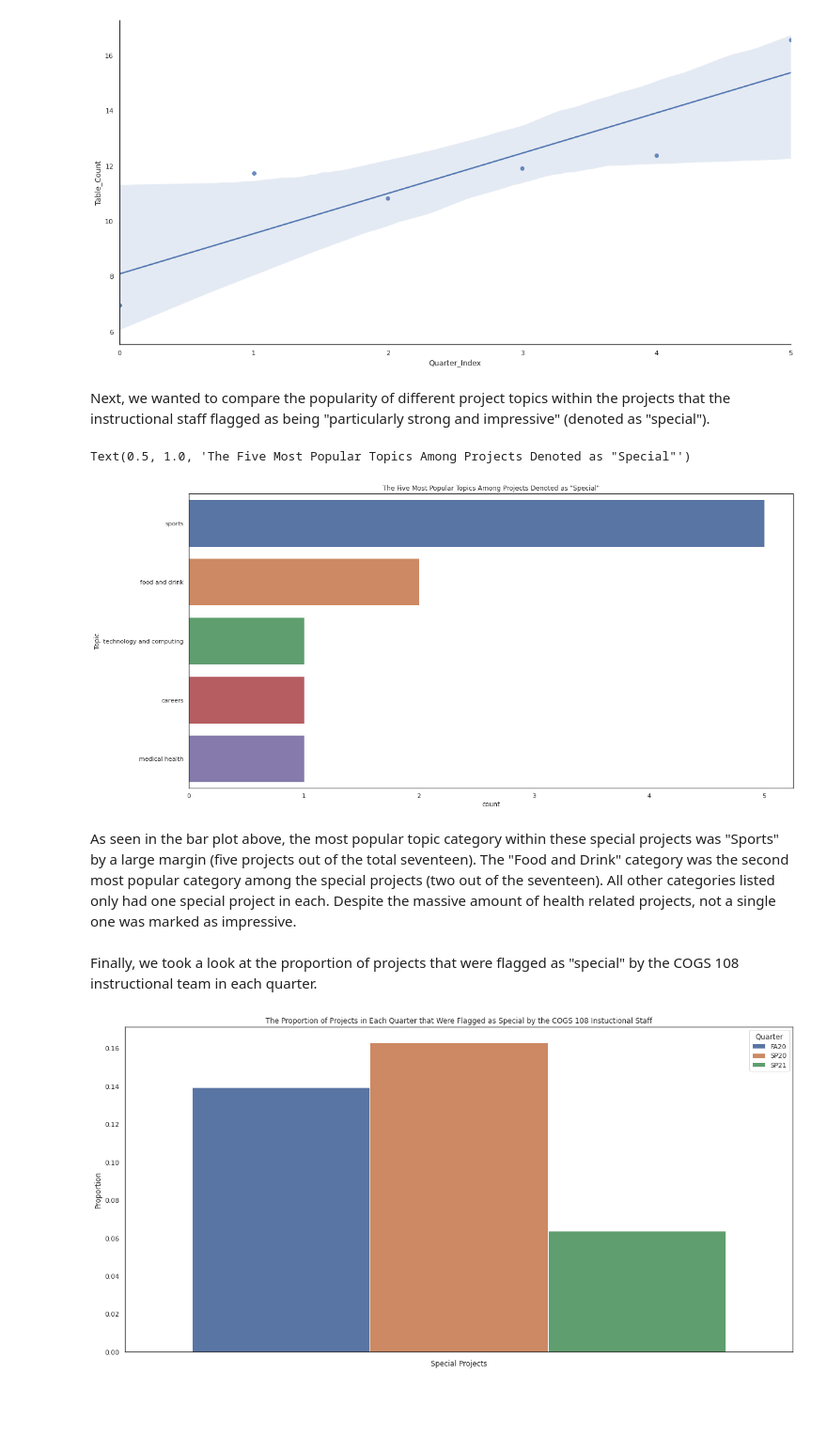
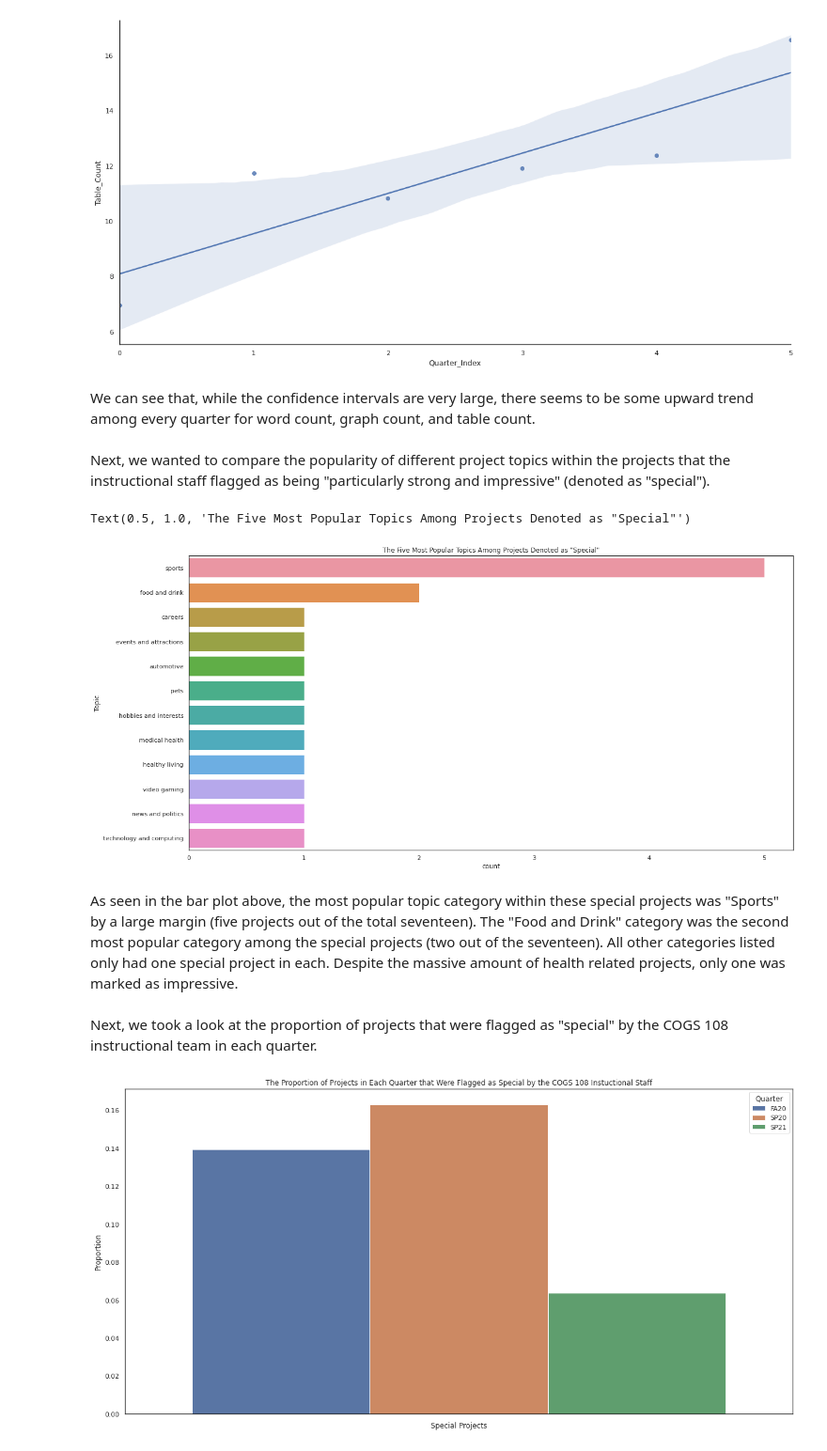
Before and after one commit to jchung01/COGS108-Project-Copy, a Jupyter notebook: FinalProjectGroup096-Fa21.ipynb, the cells around one changed output. Shown at 94% size. Cells and saved outputs as stored; diff of their text form; code cells hidden in the pictures; blank space fills up the shorter version.

```diff
--- a/FinalProjectGroup096-Fa21.ipynb
+++ b/FinalProjectGroup096-Fa21.ipynb
@@ -439,27 +435,29 @@ sns.lmplot(x='Quarter_Index',data=tempDf, y='Table_Count', height=8, aspect=2)#,
 [figure]
 [figure]
 [figure]
+# %% [markdown]
+We can see that, while the confidence intervals are very large, there seems to be some upward trend among every quarter for word count, graph count, and table count.
 # %% [markdown]
 Next, we wanted to compare the popularity of different project topics within the projects that the instructional staff flagged as being "particularly strong and impressive" (denoted as "special").
 # %%
 special_df = df.loc[df.Special == True]
 
 special_df.head()
 
-top_special = special_df['Topic'].value_counts()[:5].index.tolist()
+top_special = special_df['Topic'].value_counts().index.tolist()
 
 top_special_df = special_df[special_df.Topic.isin(top_special)]
 
 top_special_df = top_special_df.reset_index(drop = True)
 
-sns.countplot(y=top_special_df['Topic'], order = top_special_df['Topic'].value_counts().index).set_title('The Five Most Popular Topics Among Projects Denoted as "Special"')
+sns.countplot(y=top_special_df['Topic'], order = top_special_df['Topic'].value_counts().index).set_title('Topics Among Projects Denoted as "Special"')
 # %% [output]
 Text(0.5, 1.0, 'The Five Most Popular Topics Among Projects Denoted as "Special"')
-[figure, old version]
+[figure, new version]
 # %% [markdown]
-As seen in the bar plot above, the most popular topic category within these special projects was "Sports" by a large margin (five projects out of the total seventeen). The "Food and Drink" category was the second most popular category among the special projects (two out of the seventeen). All other categories listed only had one special project in each. Despite the massive amount of health related projects, not a single one was marked as impressive.
+As seen in the bar plot above, the most popular topic category within these special projects was "Sports" by a large margin (five projects out of the total seventeen). The "Food and Drink" category was the second most popular category among the special projects (two out of the seventeen). All other categories listed only had one special project in each. Despite the massive amount of health related projects, only one was marked as impressive.
 # %% [markdown]
-Finally, we took a look at the proportion of projects that were flagged as "special" by the COGS 108 instructional team in each quarter.
+Next, we took a look at the proportion of projects that were flagged as "special" by the COGS 108 instructional team in each quarter.
 # %%
 yr_qtr = (df.Quarter).str.cat(df.Year.astype(str))
 df_yr_qtr = df
```
Also changed, not shown: parts of 21 cells of this notebook.
